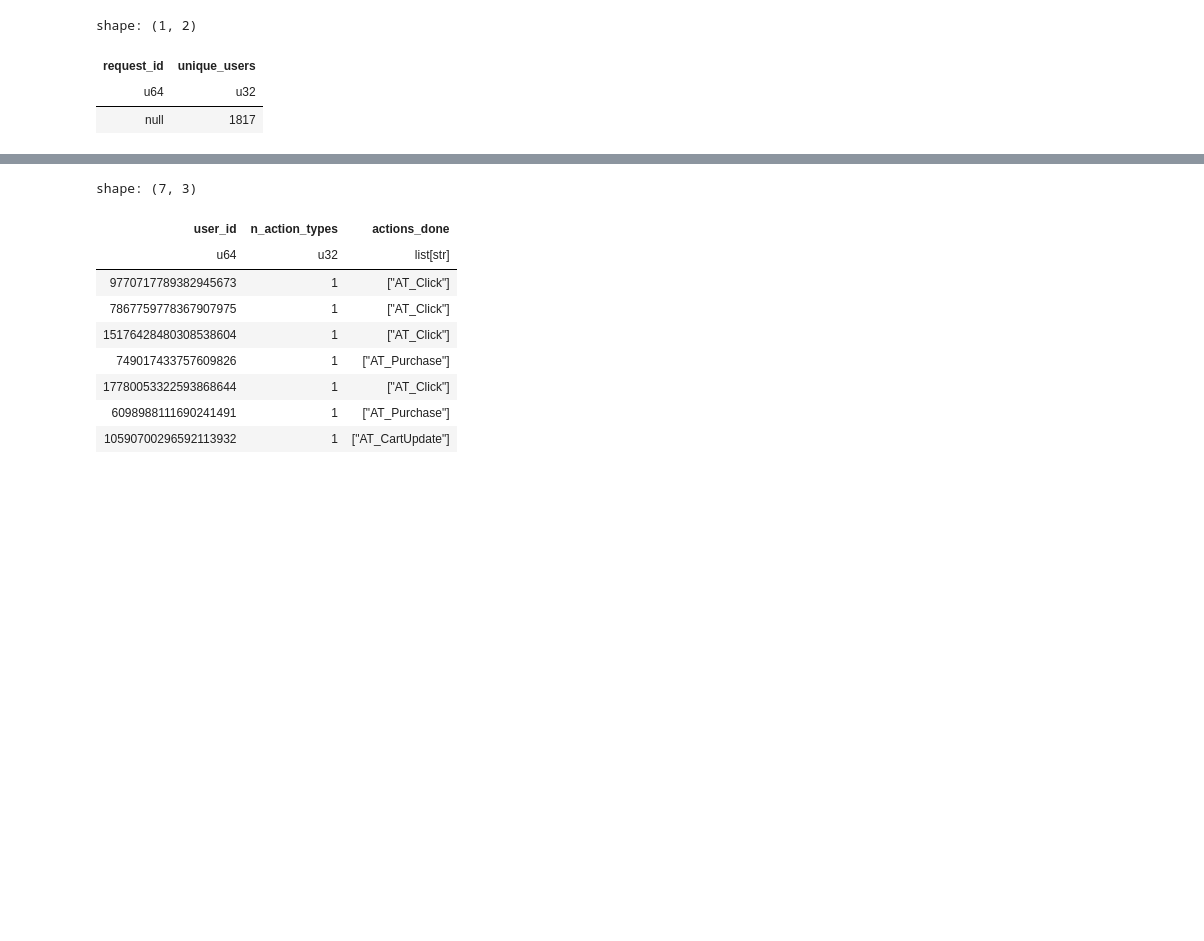
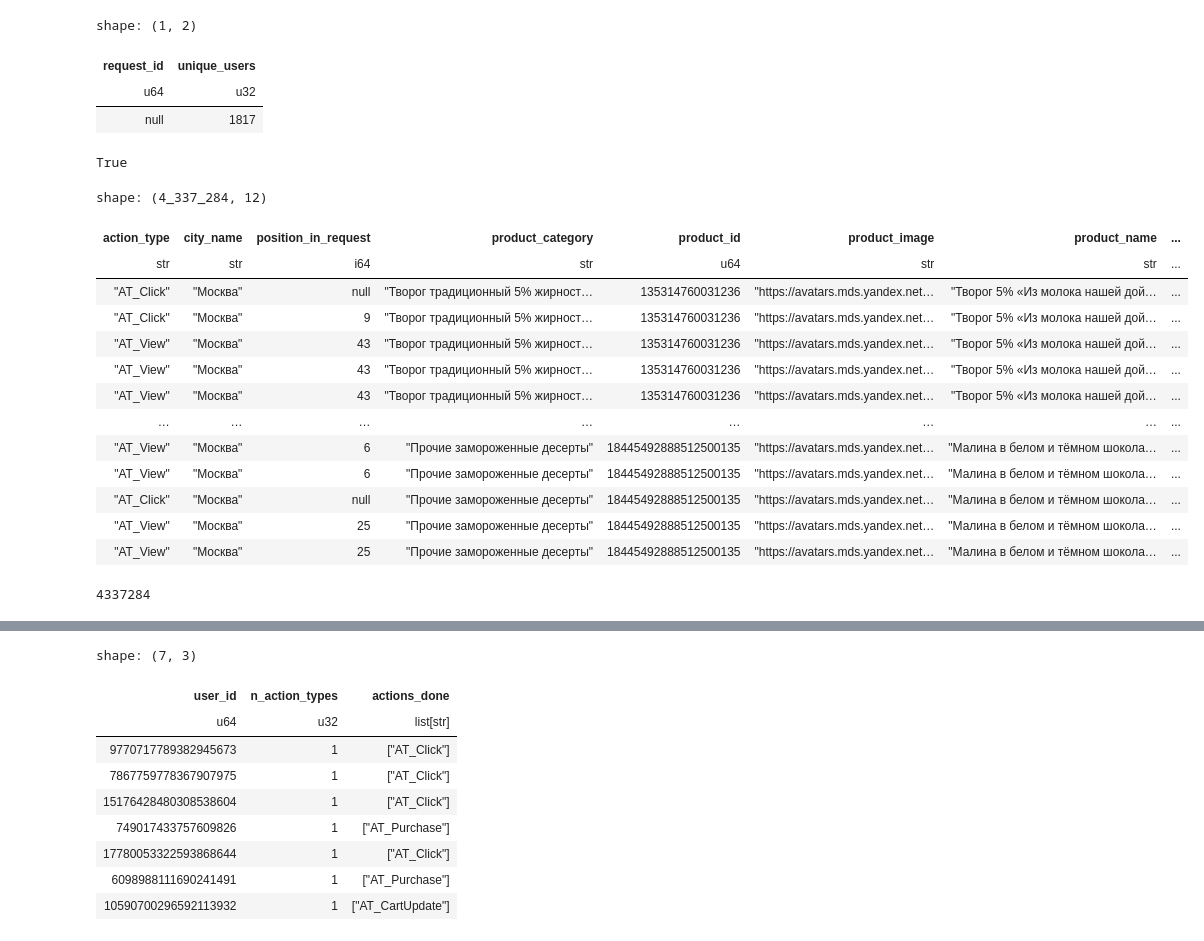
Before and after one commit to almayor/lavka-rs-contest, a Jupyter notebook: homework.ipynb, the cells around one changed output, grey strips where cells are left out. Cells and saved outputs as stored; diff of their text form; code cells hidden in the pictures; blank space fills up the shorter version.

```diff
--- a/homework.ipynb
+++ b/homework.ipynb
@@ -174,3 +176,30 @@ shape: (1, 2)
 | request_id | unique_users |
 | u64 | u32 |
 | null | 1817 |
+# %%
+is_one_to_many(train, "product_id", "request_id")
+# %% [output]
+True
+# %%
+train.filter(
+    pl.len().over(["product_id", "request_id"]) > 1
+).sort(["product_id", "request_id", "timestamp"])
+# %% [output]
+shape: (4_337_284, 12)
+| action_type | city_name | position_in_request | product_category | product_id | product_image | product_name | ... |
+| str | str | i64 | str | u64 | str | str | ... |
+| "AT_Click" | "Москва" | null | "Творог традиционный 5% жирност… | 135314760031236 | "https://avatars.mds.yandex.net… | "Творог 5% «Из молока нашей дой… | ... |
+| "AT_Click" | "Москва" | 9 | "Творог традиционный 5% жирност… | 135314760031236 | "https://avatars.mds.yandex.net… | "Творог 5% «Из молока нашей дой… | ... |
+| "AT_View" | "Москва" | 43 | "Творог традиционный 5% жирност… | 135314760031236 | "https://avatars.mds.yandex.net… | "Творог 5% «Из молока нашей дой… | ... |
+| "AT_View" | "Москва" | 43 | "Творог традиционный 5% жирност… | 135314760031236 | "https://avatars.mds.yandex.net… | "Творог 5% «Из молока нашей дой… | ... |
+| "AT_View" | "Москва" | 43 | "Творог традиционный 5% жирност… | 135314760031236 | "https://avatars.mds.yandex.net… | "Творог 5% «Из молока нашей дой… | ... |
+| … | … | … | … | … | … | … | ... |
+| "AT_View" | "Москва" | 6 | "Прочие замороженные десерты" | 18445492888512500135 | "https://avatars.mds.yandex.net… | "Малина в белом и тёмном шокола… | ... |
+| "AT_View" | "Москва" | 6 | "Прочие замороженные десерты" | 18445492888512500135 | "https://avatars.mds.yandex.net… | "Малина в белом и тёмном шокола… | ... |
+| "AT_Click" | "Москва" | null | "Прочие замороженные десерты" | 18445492888512500135 | "https://avatars.mds.yandex.net… | "Малина в белом и тёмном шокола… | ... |
+| "AT_View" | "Москва" | 25 | "Прочие замороженные десерты" | 18445492888512500135 | "https://avatars.mds.yandex.net… | "Малина в белом и тёмном шокола… | ... |
+| "AT_View" | "Москва" | 25 | "Прочие замороженные десерты" | 18445492888512500135 | "https://avatars.mds.yandex.net… | "Малина в белом и тёмном шокола… | ... |
+# %%
+train.filter(pl.len().over(["product_id", "request_id"]) > 1).height
+# %% [output]
+4337284
```
Also changed, not shown: parts of 20 cells of this notebook, 19 other files.
